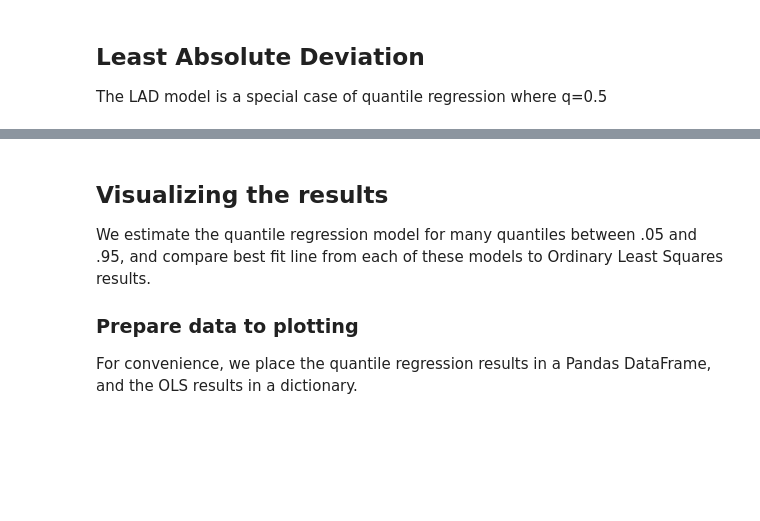
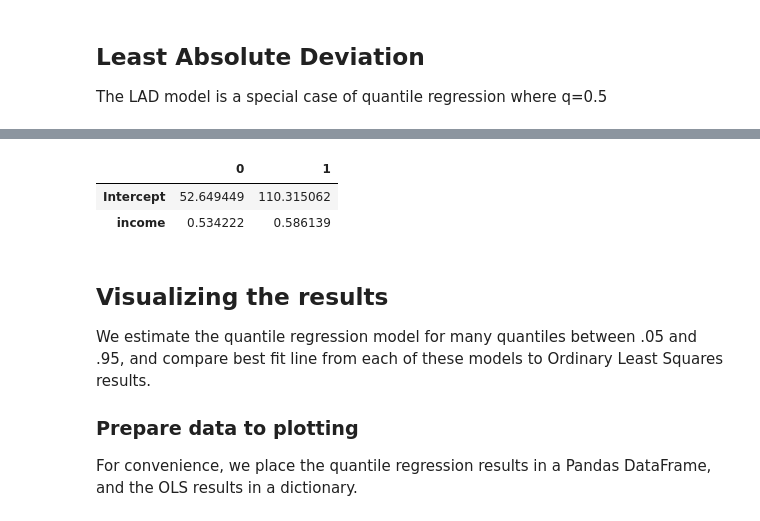
Before and after one commit to nmtruong93/Quantile_Regression, a Jupyter notebook: Quantile_Regression.ipynb, the cells around one changed output, grey strips where cells are left out. Saved outputs shown, nothing was run; the diff lists cells and outputs as text; code cells hidden in the pictures; blank space fills up the shorter version.

```diff
--- a/Quantile_Regression.ipynb
+++ b/Quantile_Regression.ipynb
@@ -55,6 +55,15 @@ income         0.5602      0.013     42.516      0.000       0.534       0.586
 
 The condition number is large, 2.38e+03. This might indicate that there are
 strong multicollinearity or other numerical problems.
+# %%
+# Confidence interval
+# 0: lower bound
+# 1: upper bound
+res.conf_int()
+# %% [output]
+|  | 0 | 1 |
+| Intercept | 52.649449 | 110.315062 |
+| income | 0.534222 | 0.586139 |
 # %% [markdown]
 ## Visualizing the results
 We estimate the quantile regression model for many quantiles between .05 and .95, and compare best fit line from each of these models to Ordinary Least Squares results.
```
Also changed, not shown: parts of 2 cells of this notebook.
